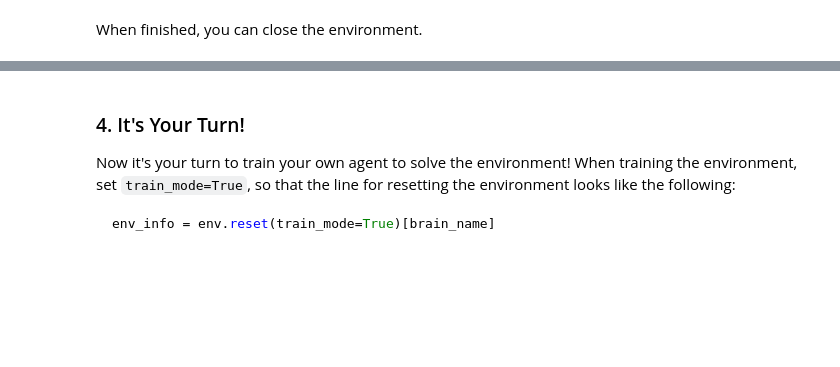
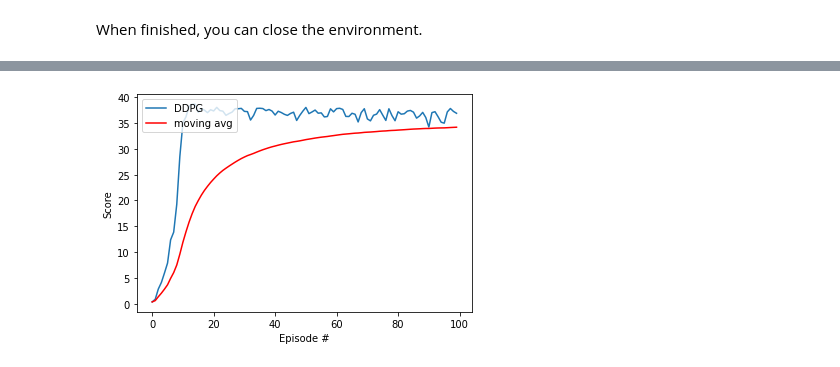
Before and after one commit to filipgrigorov/deep-reinforcement-learning, a Jupyter notebook: p2_continuous-control/Continuous_Control.ipynb, the cells around one changed output, grey strips where cells are left out. Cells and saved outputs as stored; diff of their text form; code cells hidden in the pictures; blank space fills up the shorter version.

````diff
--- a/p2_continuous-control/Continuous_Control.ipynb
+++ b/p2_continuous-control/Continuous_Control.ipynb
@@ -68,14 +102,11 @@ Once this cell is executed, you will watch the agent's performance, if it select
 
 Of course, as part of the project, you'll have to change the code so that the agent is able to use its experience to gradually choose better actions when interacting with the environment!
 # %%
-env_info = env.reset(train_mode=False)[brain_name]     # reset the environment
+'''env_info = env.reset(train_mode=False)[brain_name]     # reset the environment
 states = env_info.vector_observations                  # get the current state (for each agent)
 scores = np.zeros(num_agents)                          # initialize the score (for each agent)
 while True:
     actions = np.random.randn(num_agents, action_size) # select an action (for each agent)
-    print(actions)
-    env.close()
-    raise('debug')
     actions = np.clip(actions, -1, 1)                  # all actions between -1 and 1
     env_info = env.step(actions)[brain_name]           # send all actions to tne environment
     next_states = env_info.vector_observations         # get next state (for each agent)
@@ -85,4 +116,4 @@ while True:
     states = next_states                               # roll over states to next time step
     if np.any(dones):                                  # exit loop if episode finished
         break
-print('Total score (averaged over agents) this episode: {}'.format(np.mean(scores)))
+print('Total score (averaged over agents) this episode: {}'.format(np.mean(scores)))'''
@@ -90,0 +216,19 @@ When finished, you can close the environment.
+# %%
+action_size = brain.vector_action_space_size
+
+states = env_info.vector_observations
+state_size = states.shape[1]
+
+series_scores = []
+average_scores = []
+
+# Hyper-parameters:
+seed = 1
+batch_size = 128
+memory_size = int(1e5)
+gamma = 0.99
+actor_lr = 1e-3
+critic_lr = 1e-3
+agent = Agent(seed, gamma, actor_lr, critic_lr, batch_size, state_size, action_size, memory_size, num_agents)
+
+scores, avgs = run_ddpg(agent)
@@ -91,9 +253,13 @@ When finished, you can close the environment.
+# %%
+fig = plt.figure()
+ax = fig.add_subplot(111)
+plt.plot(np.arange(len(scores)), scores, label='DDPG')
+plt.plot(np.arange(len(scores)), avgs, c='r', label='moving avg')
+plt.ylabel('Score')
+plt.xlabel('Episode #')
+plt.legend(loc='upper left');
+plt.show()
+# %% [output]
+[figure, added]
 # %%
 env.close()
-# %% [markdown]
-### 4. It's Your Turn!
-
-Now it's your turn to train your own agent to solve the environment!  When training the environment, set `train_mode=True`, so that the line for resetting the environment looks like the following:
-```python
-env_info = env.reset(train_mode=True)[brain_name]
-```
````
Also changed, not shown: parts of 8 cells of this notebook, 5 other files.
